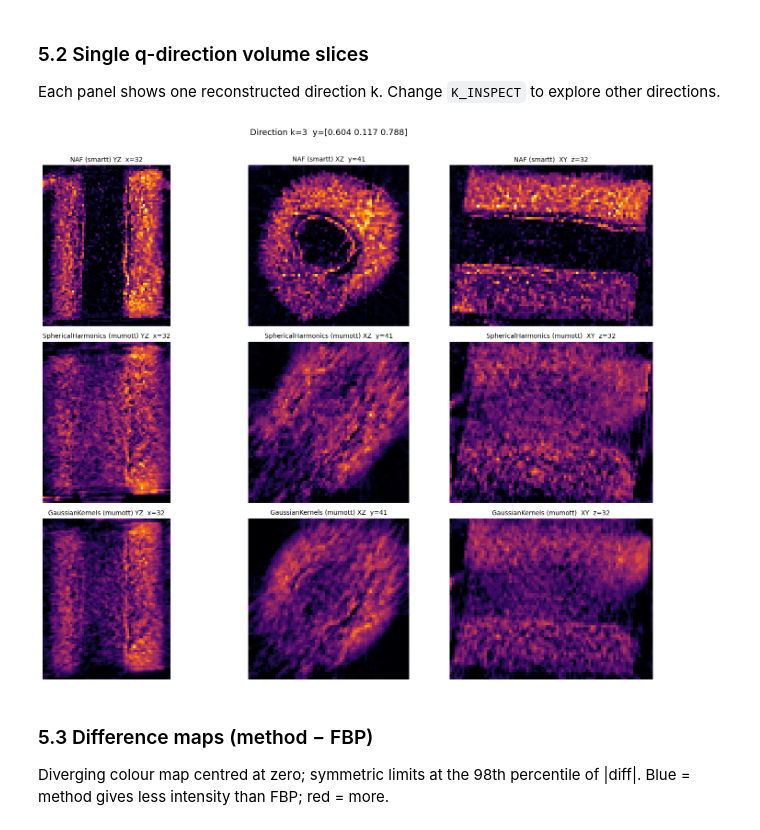
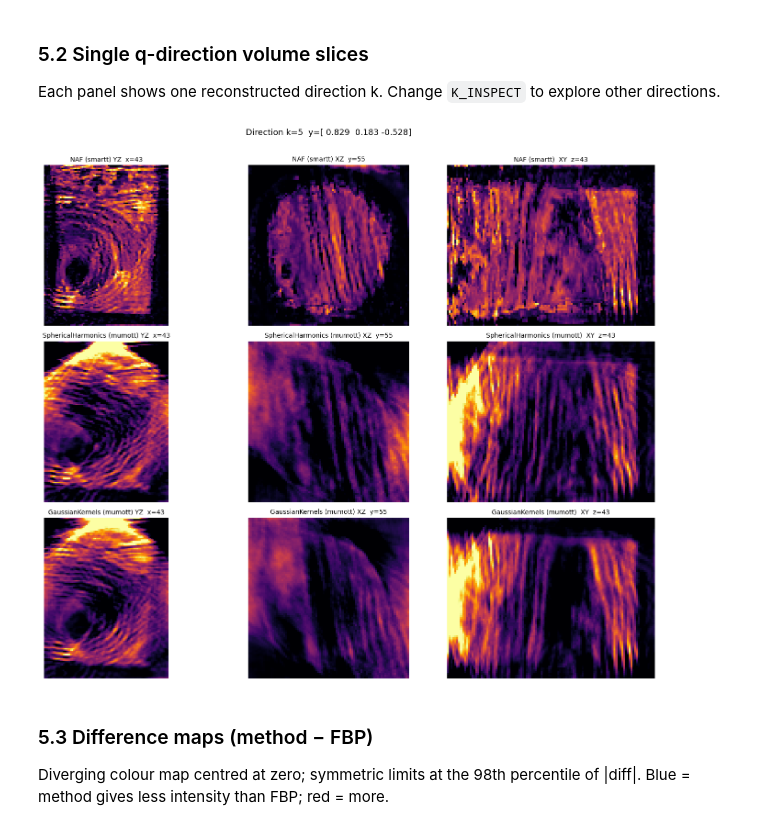
Before and after one commit to lfbarba/smartt, a Jupyter notebook: notebooks/saxs_fbp_method_comparison.ipynb, the cells around one changed output. Cells and saved outputs as stored; diff of their text form; code cells hidden in the pictures.

```diff
--- a/notebooks/saxs_fbp_method_comparison.ipynb
+++ b/notebooks/saxs_fbp_method_comparison.ipynb
@@ -48,8 +48,9 @@ from mumott.core.probed_coordinates import ProbedCoordinates
 from smartt.saxs_fbp import fibonacci_hemisphere, saxs_fbp_reconstruction, saxs_gd_reconstruction
 
 # ── Parameters ────────────────────────────────────────────────────────────────
-DATA_PATH        = '/myhome/data/smartt/shared/frogbone/dataset_qbin_0009.h5'
-# DATA_PATH = '/myhome/data/smartt/shared/b411/dataset_b411R_inf_1_0.220_1.900.h5'
+# DATA_PATH        = '/myhome/data/smartt/shared/frogbone/dataset_qbin_0009.h5'
+DATA_PATH = '/myhome/data/smartt/shared/b411/dataset_b411R_inf_1_0.220_1.900.h5'
+# DATA_PATH        = '/myhome/data/smartt/shared/missing_wedge/full_data_zenodo/data/data_set_1.h5'
 K                = 30      # number of q-directions (Fibonacci hemisphere)
 HALF_SPACE       = 'y'     # y>0 hemisphere to match goniometer frame
 LBFGS_MAXITER    = 20
@@ -258,18 +257,18 @@ print(f'SH basis: ell_max={SH_ELL_MAX}, n_coefficients={len(basis_sh)}')
 
 if not force_reload and _naf_cache.exists():
     print(f'Loading SH coefficients from cache: {_naf_cache}')
-    coeffs_sh = np.load(_naf_cache)
+    coeffs_naf = np.load(_naf_cache)
 else:
     res = saxs_naf_reconstruction(dc, ell_max=8, n_iterations=2000, batch_size=100, reg_weight_tv=0., reg_weight_sh=1e-6)
     coeffs_naf = res["reconstruction"]
     np.save(_naf_cache, coeffs_naf)
     print(f'Saved SH coefficients → {_naf_cache}')
 
-# res = saxs_naf_reconstruction(dc, ell_max=8, n_iterations=2000, batch_size=100, reg_weight_tv=0., reg_weight_sh=1e-6)
+# res = saxs_naf_reconstruction(dc, ell_max=8, n_iterations=1000, batch_size=100, reg_weight_tv=2e-5, reg_weight_sh=1e-6)
 # coeffs_naf = res["reconstruction"]
 # np.save(_naf_cache, coeffs_naf)
 # print(f'Saved SH coefficients → {_naf_cache}')
-# print(f'coeffs_naf shape: {coeffs_naf.shape}')
+print(f'coeffs_naf shape: {coeffs_naf.shape}')
 
 # Build evaluation matrix: B[k, c] = Y_c(y_k)  shape (K, C)
 pc_eval = ProbedCoordinates()
@@ -411,34 +403,34 @@ plt.show()
 
 Each panel shows one reconstructed direction k.  Change `K_INSPECT` to explore other directions.
 # %%
-K_INSPECT = 3 # change to inspect a different direction
+K_INSPECT = 5 # change to inspect a different direction
 
 r_fbp_k = recon_fbp_np[K_INSPECT]
 vmin_k  = r_fbp_k.min()
 vmin_k = 0
 vmax_k  = np.percentile(r_fbp_k, 99)
 
 fig, axes = plt.subplots(n_methods, 3, figsize=(15, 4 * n_methods))
 for row, (name, recon) in enumerate(reconstructions.items()):
     vol    = recon[K_INSPECT]
     slices = [vol[mid_x, :, :], vol[:, mid_y, :], vol[:, :, mid_z]]
     titles = [f'{name} YZ  x={mid_x}', f'{name} XZ  y={mid_y}', f'{name}  XY  z={mid_z}']
     for col, (sl, title) in enumerate(zip(slices, titles)):
         im = axes[row, col].imshow(sl, cmap='inferno', vmin=vmin_k, vmax=vmax_k)
         axes[row, col].axis('off')
         axes[row, col].set_title(title, fontsize=10)
     axes[row, 0].set_ylabel(name, fontsize=10)
 
 
 # plt.colorbar(im, ax=axes[:, 2], shrink=0.5, label='Intensity')
 plt.suptitle(
     f'Direction k={K_INSPECT}  y={np.round(y_directions[K_INSPECT], 3)}',
     fontsize=13, y=1.01,
 )
 plt.tight_layout()
 plt.show()
 # %% [output]
-[figure, old version]
+[figure, new version]
 # %% [markdown]
 ### 5.3 Difference maps (method − FBP)
 
```
Also changed, not shown: parts of 23 cells of this notebook, 20 other files.
